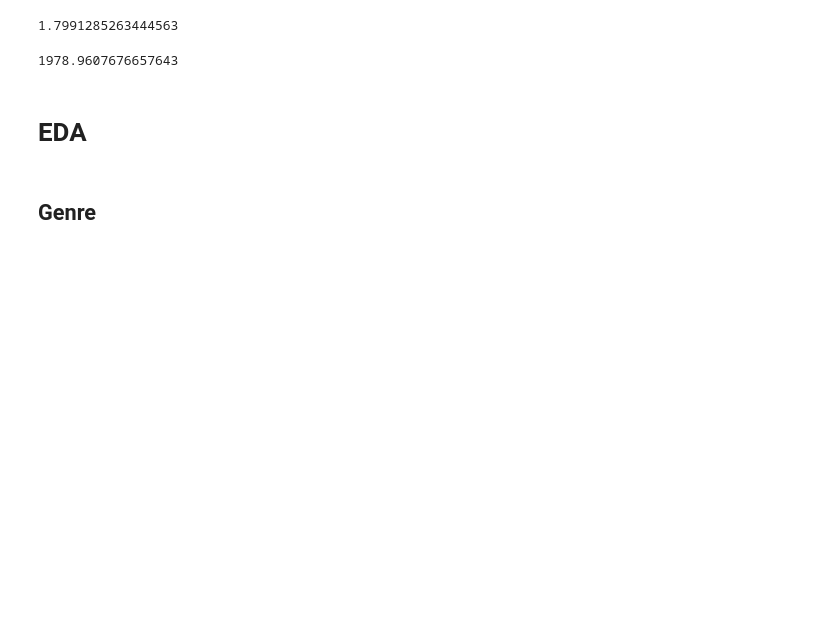
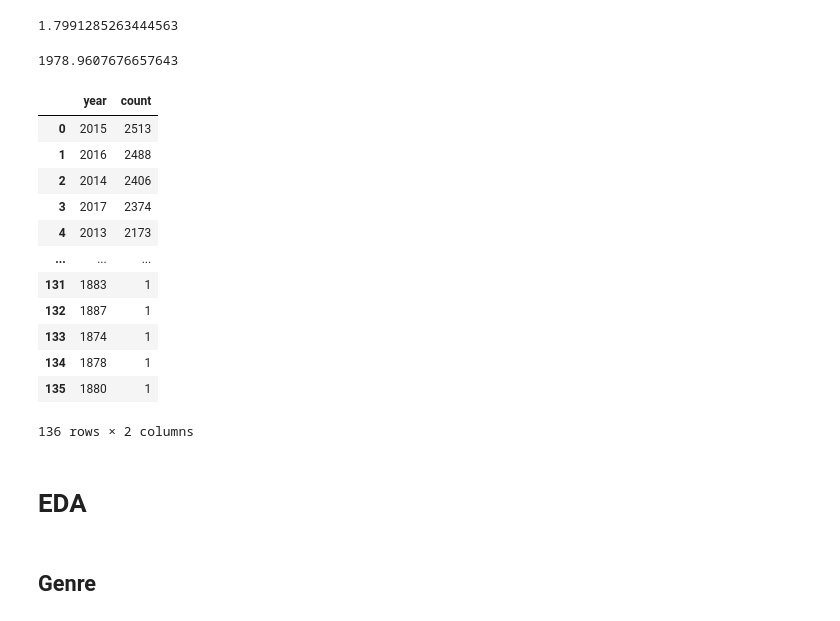
Before and after one commit to IC2020341/Capstone_Project, a Jupyter notebook: Jupyter Notebook/Capstone Project Jupyter Notebook.ipynb, the cells around one changed output. Drawn from its saved outputs; the diff is of its cells as text; code cells hidden in the pictures; blank space fills up the shorter version.

```diff
--- a/Jupyter Notebook/Capstone Project Jupyter Notebook.ipynb
+++ b/Jupyter Notebook/Capstone Project Jupyter Notebook.ipynb
@@ -228,6 +228,23 @@ average_year = movies['year'].mean()
 average_year
 # %% [output]
 1978.9607676657643
+# %%
+year_counts = movies['year'].value_counts().reset_index()
+year_counts
+# %% [output]
+|  | year | count |
+| 0 | 2015 | 2513 |
+| 1 | 2016 | 2488 |
+| 2 | 2014 | 2406 |
+| 3 | 2017 | 2374 |
+| 4 | 2013 | 2173 |
+| ... | ... | ... |
+| 131 | 1883 | 1 |
+| 132 | 1887 | 1 |
+| 133 | 1874 | 1 |
+| 134 | 1878 | 1 |
+| 135 | 1880 | 1 |
+136 rows × 2 columns
 # %% [markdown]
 # EDA
 # %% [markdown]
```
Also changed, not shown: parts of 9 cells of this notebook.
